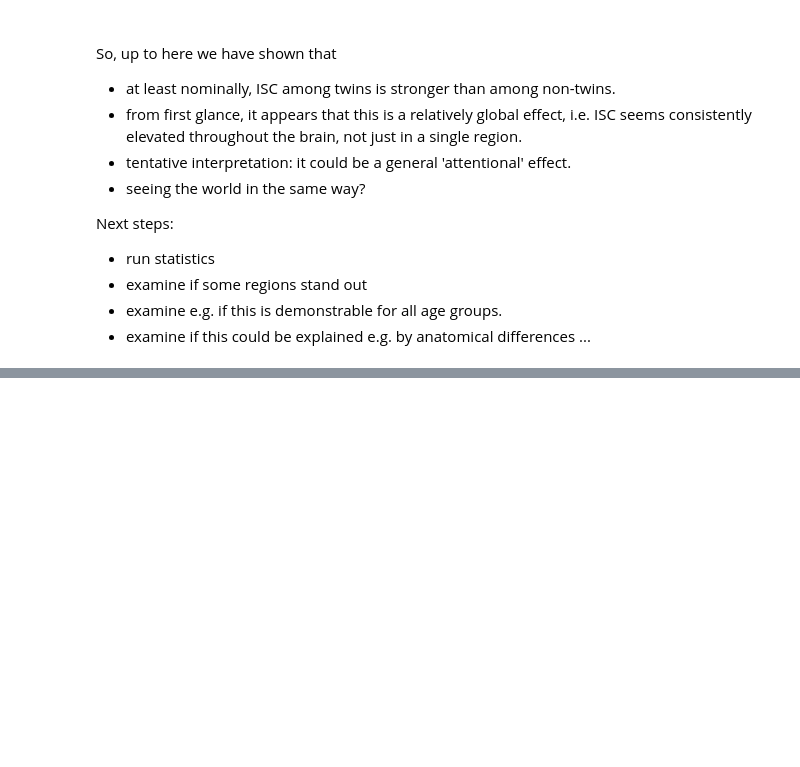
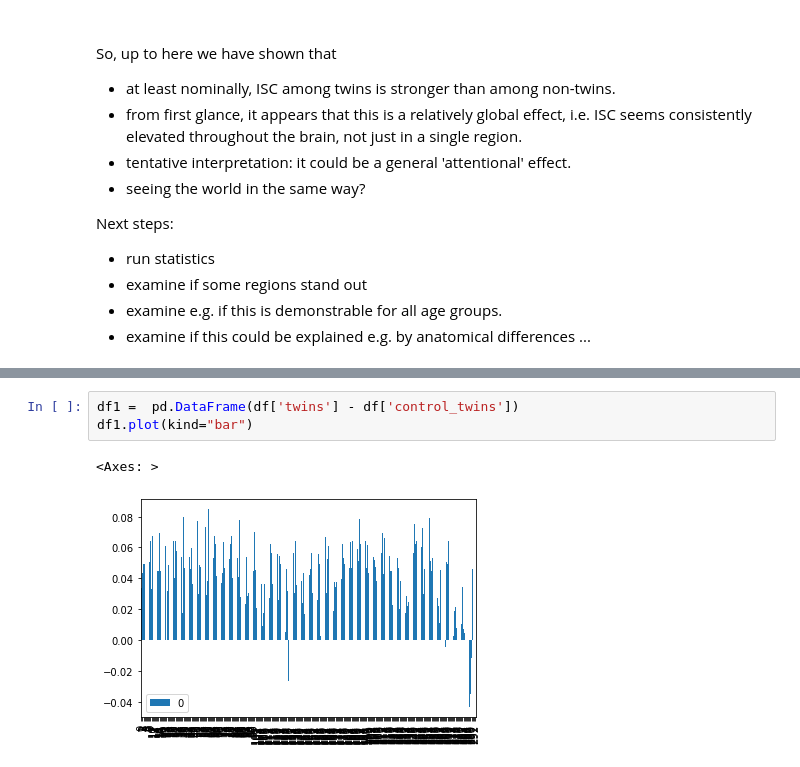
Before and after one commit to nomcomm/partlycloudy2, a Jupyter notebook: scripts/05_ISC_twins_controltwins_randomothers.ipynb, the cells around one changed output, grey strips where cells are left out. Drawn from its saved outputs; the diff is of its cells as text; blank space fills up the shorter version.

```diff
--- a/scripts/05_ISC_twins.ipynb
+++ b/scripts/05_ISC_twins_controltwins_randomothers.ipynb
@@ -181,0 +370,6 @@ view
+# %%
+df1 =  pd.DataFrame(df['twins'] - df['control_twins'])
+df1.plot(kind="bar")
+# %% [output]
+<Axes: >
+[figure, added]
```
Also changed, not shown: parts of 20 cells of this notebook, 8 other files.
